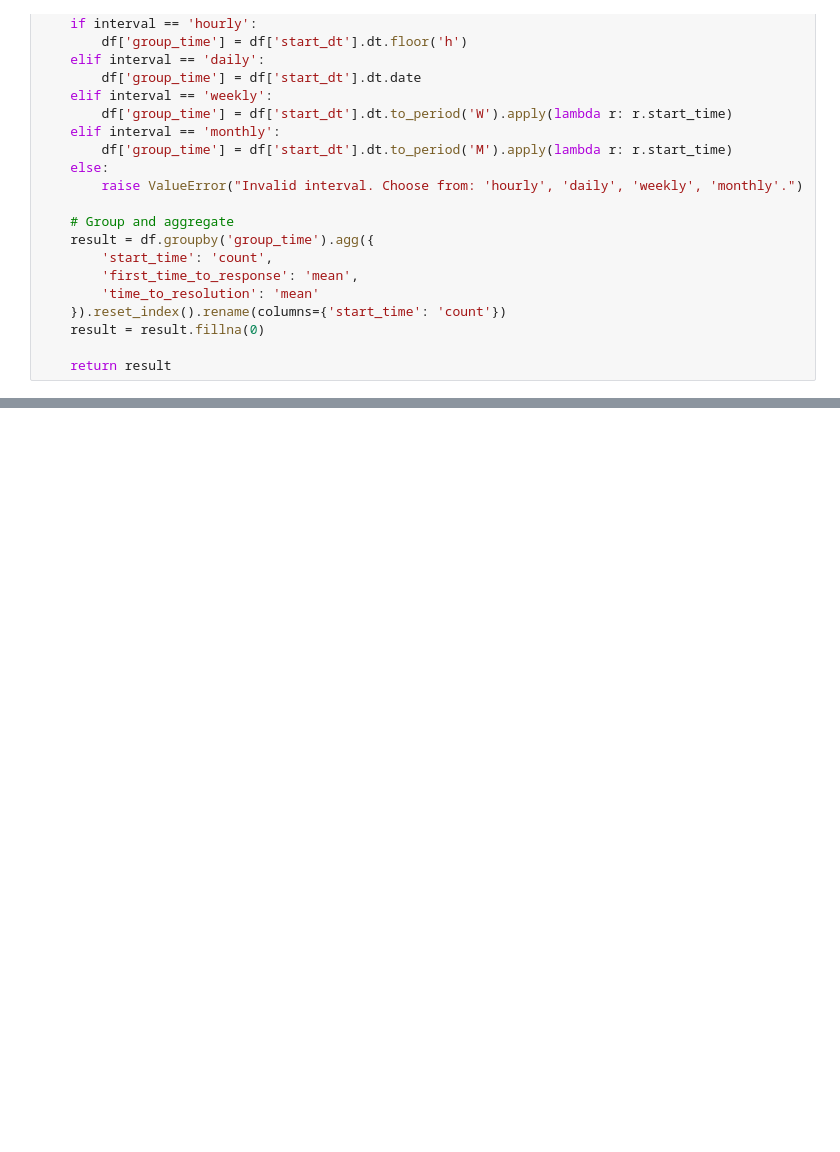
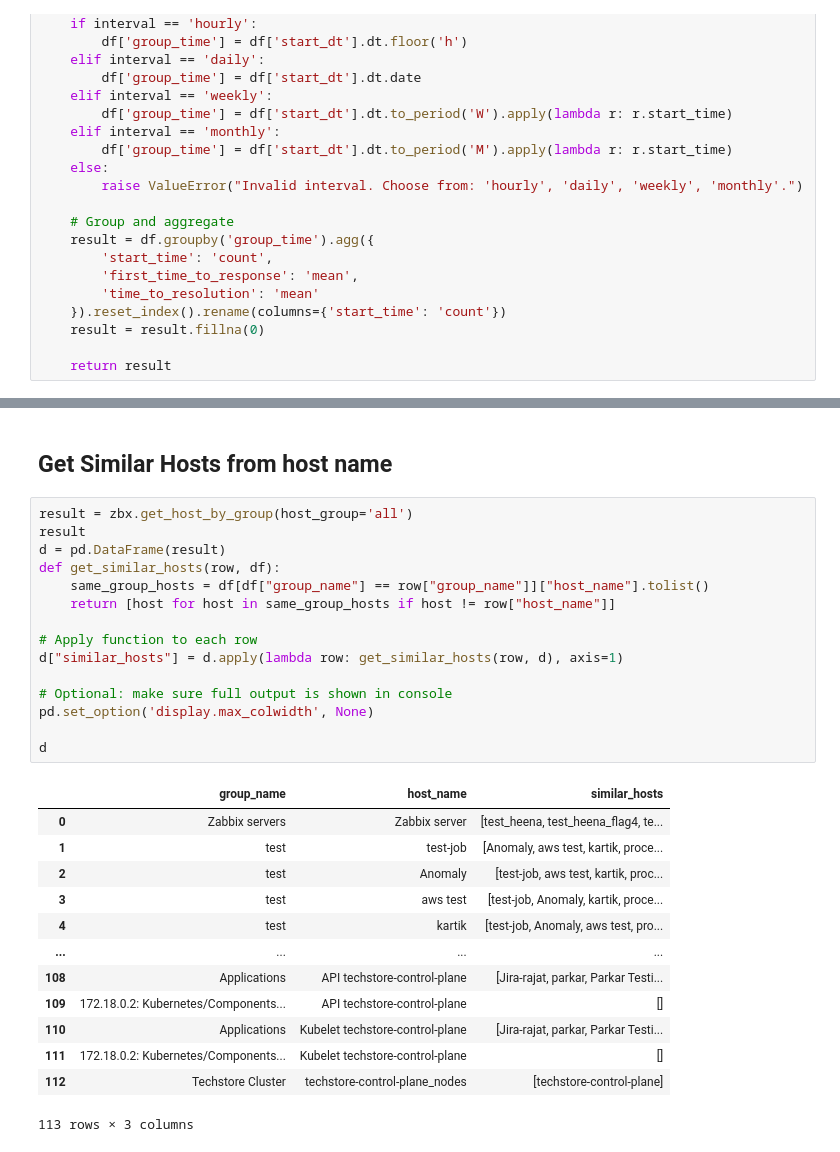
Before and after one commit to Kartik240803/zabbix, a Jupyter notebook: lib_tester.ipynb, the cells around one changed output, grey strips where cells are left out. Saved outputs shown, nothing was run; the diff lists cells and outputs as text; blank space fills up the shorter version.

```diff
--- a/lib_tester.ipynb
+++ b/lib_tester.ipynb
@@ -489,0 +546,31 @@ print(result_df)
+# %% [markdown]
+## Get Similar Hosts from host name
+# %%
+result = zbx.get_host_by_group(host_group='all')
+result
+d = pd.DataFrame(result)
+def get_similar_hosts(row, df):
+    same_group_hosts = df[df["group_name"] == row["group_name"]]["host_name"].tolist()
+    return [host for host in same_group_hosts if host != row["host_name"]]
+
+# Apply function to each row
+d["similar_hosts"] = d.apply(lambda row: get_similar_hosts(row, d), axis=1)
+
+# Optional: make sure full output is shown in console
+pd.set_option('display.max_colwidth', None)
+
+d
+# %% [output]
+|  | group_name | host_name | similar_hosts |
+| 0 | Zabbix servers | Zabbix server | [test_heena, test_heena_flag4, te... |
+| 1 | test | test-job | [Anomaly, aws test, kartik, proce... |
+| 2 | test | Anomaly | [test-job, aws test, kartik, proc... |
+| 3 | test | aws test | [test-job, Anomaly, kartik, proce... |
+| 4 | test | kartik | [test-job, Anomaly, aws test, pro... |
+| ... | ... | ... | ... |
+| 108 | Applications | API techstore-control-plane | [Jira-rajat, parkar, Parkar Testi... |
+| 109 | 172.18.0.2: Kubernetes/Components... | API techstore-control-plane | [] |
+| 110 | Applications | Kubelet techstore-control-plane | [Jira-rajat, parkar, Parkar Testi... |
+| 111 | 172.18.0.2: Kubernetes/Components... | Kubelet techstore-control-plane | [] |
+| 112 | Techstore Cluster | techstore-control-plane_nodes | [techstore-control-plane] |
+113 rows × 3 columns
```
Also changed, not shown: parts of 16 cells of this notebook, 1 other file.
